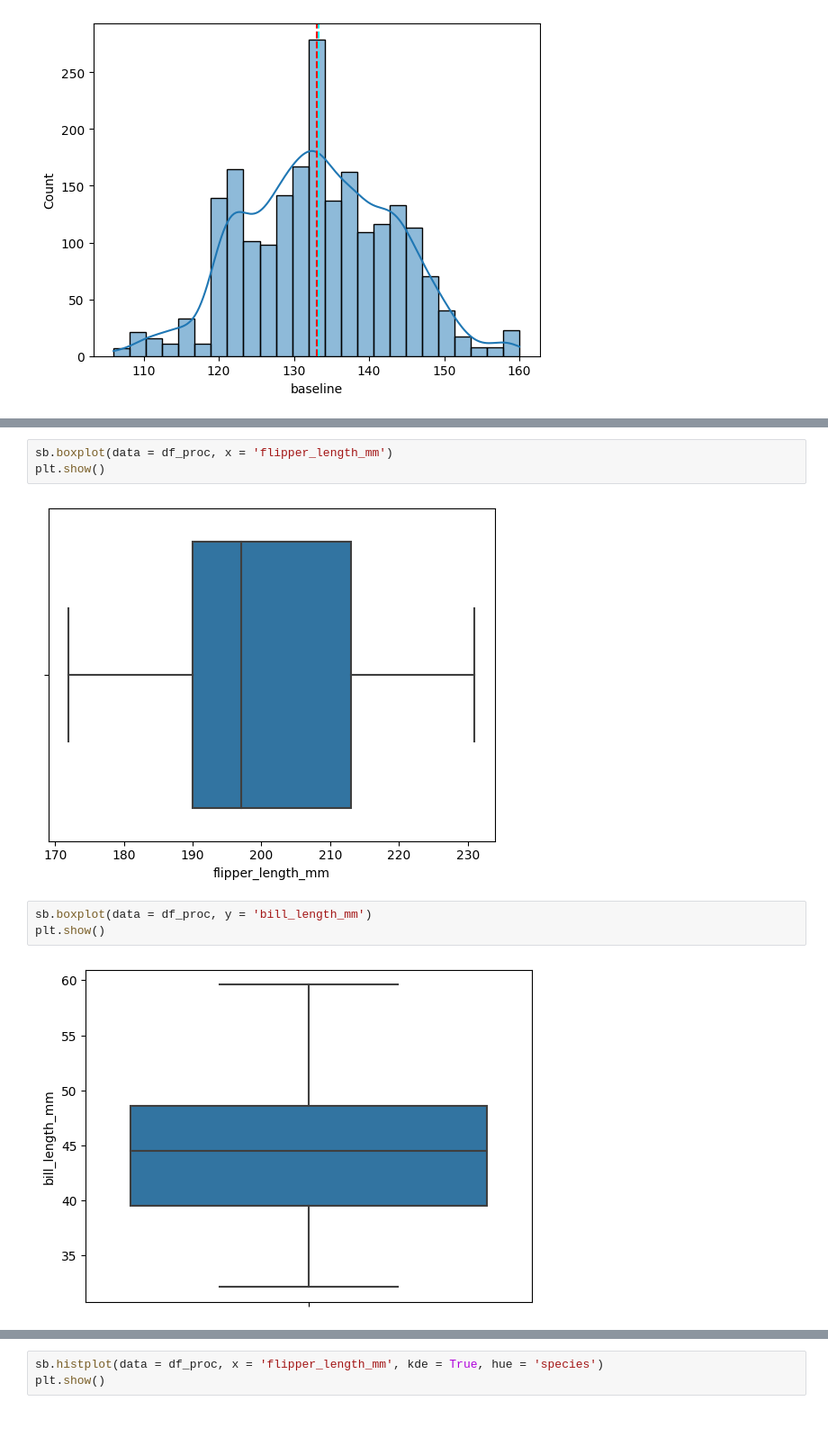
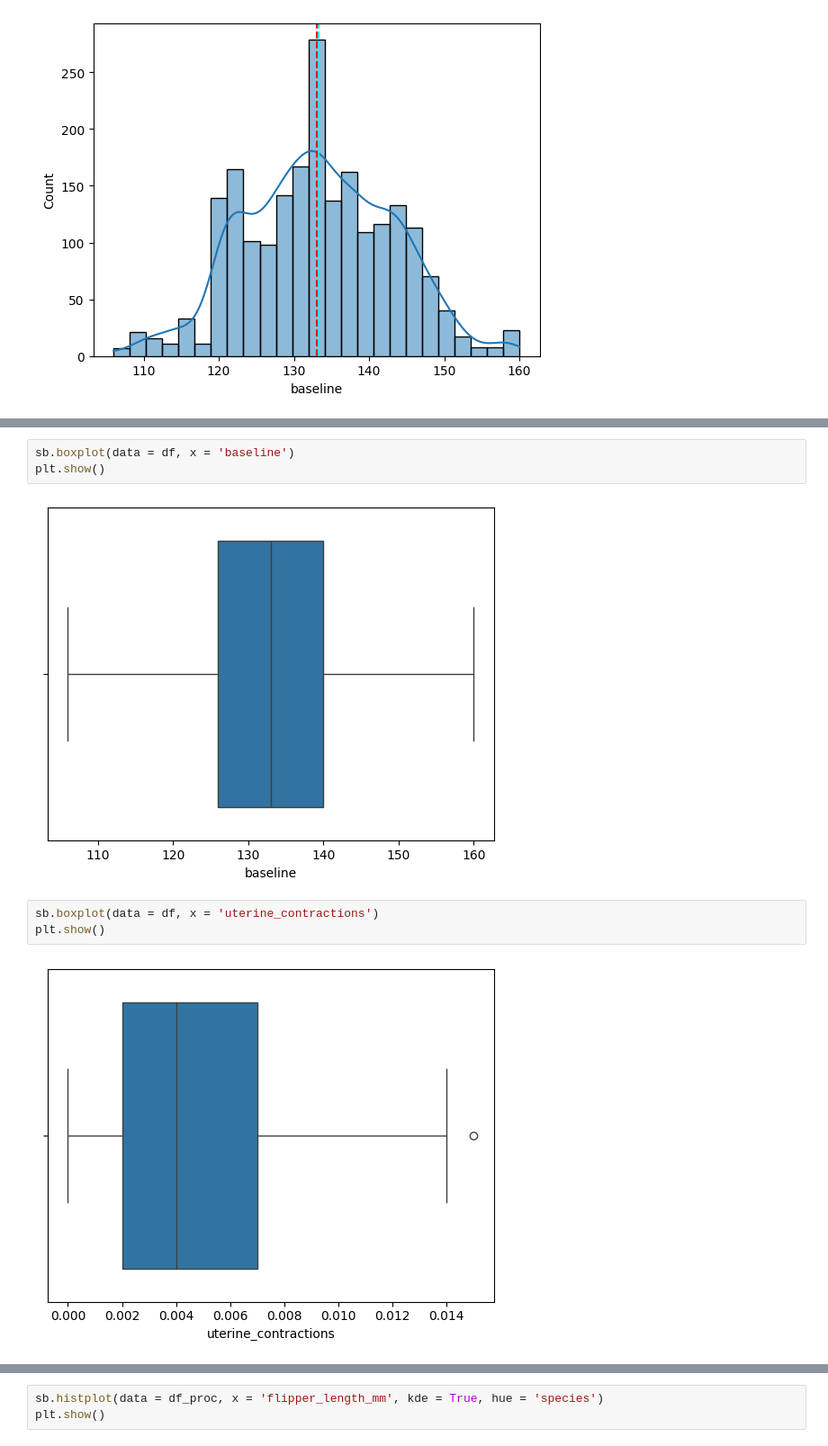
Before and after one commit to heldigard/Model_Explor_AnaliticaDatos, a Jupyter notebook: exploracion_de_datos.ipynb, the cells around one changed output, grey strips where cells are left out. Shown at 90% size. Saved outputs shown, nothing was run; the diff lists cells and outputs as text; blank space fills up the shorter version.

```diff
--- a/exploracion_de_datos.ipynb
+++ b/exploracion_de_datos.ipynb
@@ -166,10 +283,10 @@ plt.show()
 # %%
-sb.boxplot(data = df_proc, x = 'flipper_length_mm')
+sb.boxplot(data = df, x = 'baseline')
 plt.show()
 # %% [output]
-[figure, old version]
+[figure, new version]
 # %%
-sb.boxplot(data = df_proc, y = 'bill_length_mm')
+sb.boxplot(data = df, x = 'uterine_contractions')
 plt.show()
 # %% [output]
-[figure, old version]
+[figure, new version]
```
Also changed, not shown: parts of 25 cells of this notebook.
